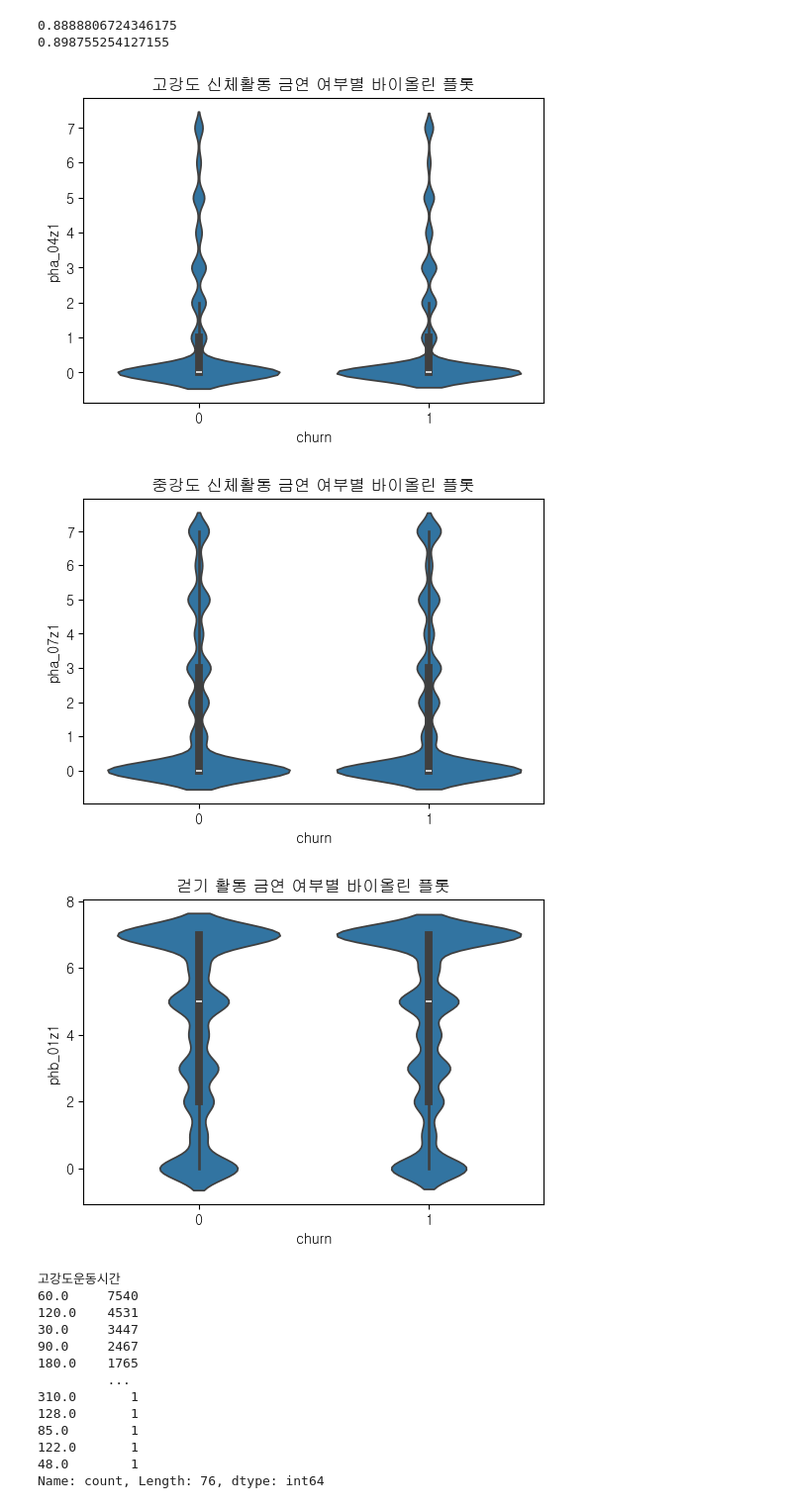
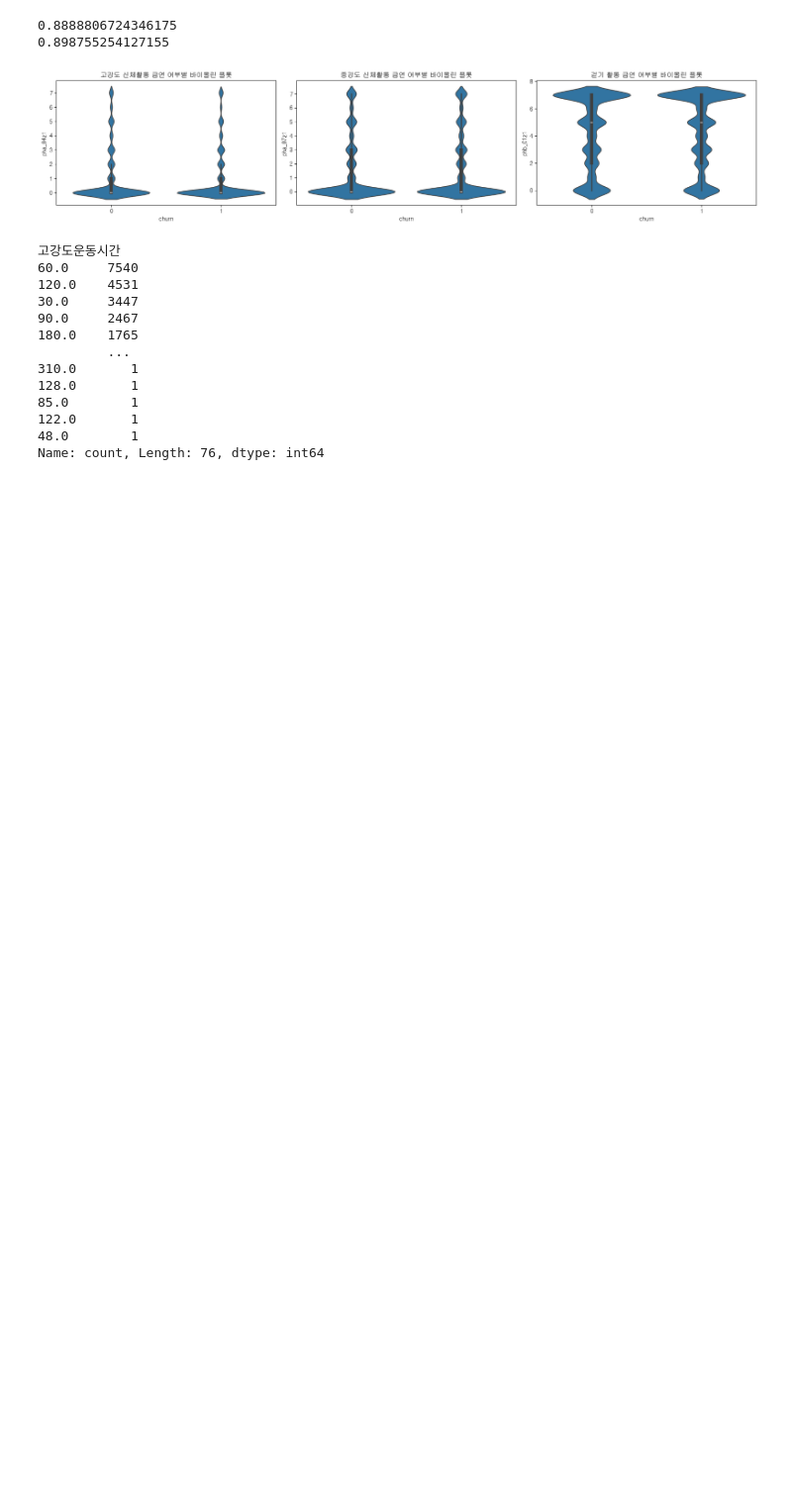
Before and after one commit to SKNetworks-AI19-250818/SKN19-2nd-2Team, a Jupyter notebook: notebooks/doyeon/eda_drink_ph.ipynb, the cells around one changed output. Shown at 99% size. Drawn from its saved outputs; the diff is of its cells as text; code cells hidden in the pictures; blank space fills up the shorter version.

```diff
--- a/notebooks/doyeon/eda_drink_ph.ipynb
+++ b/notebooks/doyeon/eda_drink_ph.ipynb
@@ -507,24 +507,25 @@ import warnings
 warnings.filterwarnings('ignore')
 #warning 메세지 무시 코드(출력 안 됨)
 
-for col in activity_cols:
+# 서브플롯 생성
+fig, axes = plt.subplots(1, len(activity_cols), figsize=(6 * len(activity_cols), 5))
+
+for ax, col in zip(axes, activity_cols):
     # 각 churn 그룹 내에서 비율 계산
-    # 개수 집계
     count_df = df_filtered.groupby(['churn', col]).size().reset_index(name='count')
-
-    # churn 그룹별 총합 구해서 비율 계산
     count_df['total'] = count_df.groupby('churn')['count'].transform('sum')
     count_df['rate'] = count_df['count'] / count_df['total']
 
-    # 시각화
-    plt.figure(figsize=(8, 5))
-    sns.barplot(data=count_df, x=col, y='rate', hue='churn', palette='Set2')
+    # 바플롯
+    sns.barplot(data=count_df, x=col, y='rate', hue='churn', palette='Set2', ax=ax)
 
-    plt.title(f'churn별 {activity_cols[col]} 비율 비교')
-    plt.xlabel(f'{activity_cols[col]} 응답값')
-    plt.ylabel('비율 (%)')
-    plt.gca().yaxis.set_major_formatter(plt.FuncFormatter(lambda y, _: f'{y:.0%}'))  # y축 퍼센트 표시
-    plt.legend(title='churn (0=흡연 중, 1=금연 성공)')
-    plt.tight_layout()
-    plt.show()
+    # 꾸미기
+    ax.set_title(f'churn별 {activity_cols[col]} 비율 비교')
+    ax.set_xlabel(f'{col} 응답값')
+    ax.set_ylabel('비율 (%)')
+    ax.yaxis.set_major_formatter(plt.FuncFormatter(lambda y, _: f'{y:.0%}'))
+    ax.legend(title='churn (0=흡연 중, 1=금연 성공)')
+
+plt.tight_layout()
+plt.show()
 # %% [output]
@@ -589,18 +596,19 @@ print(count_df[1]/df_filtered[df_filtered['churn']==1]['churn'].count())
 0.8888806724346175
 0.898755254127155
 # %%
-# 위의 바플롯을 바이올린 플롯으로 시각화
+# 바이올린 플롯으로 시각화
 
-for col in activity_cols:
-    plt.figure(figsize=(6,4))
+fig, axes = plt.subplots(1, len(activity_cols), figsize=(6 * len(activity_cols), 4))
 
-    sns.violinplot(x='churn', y=col, data=df_filtered)
-    plt.title(f'{activity_cols[col]} 금연 여부별 바이올린 플롯')
-    plt.show()
+# 각 subplot에 바이올린플롯 출력
+for ax, col in zip(axes, activity_cols):
+    sns.violinplot(x='churn', y=col, data=df_filtered, ax=ax)
+    ax.set_title(f'{activity_cols[col]} 금연 여부별 바이올린 플롯')
+
+plt.tight_layout()
+plt.show()
 # %% [output]
-[figure, old version]
+[figure, new version]
-[figure, removed]
-[figure, removed]
 # %%
 dr_ph_df['고강도운동시간'] = (
     dr_ph_df.loc[dr_ph_df['pha_05z1'] < 77, 'pha_05z1'].fillna(0) * 60
```
Also changed, not shown: parts of 15 cells of this notebook.
